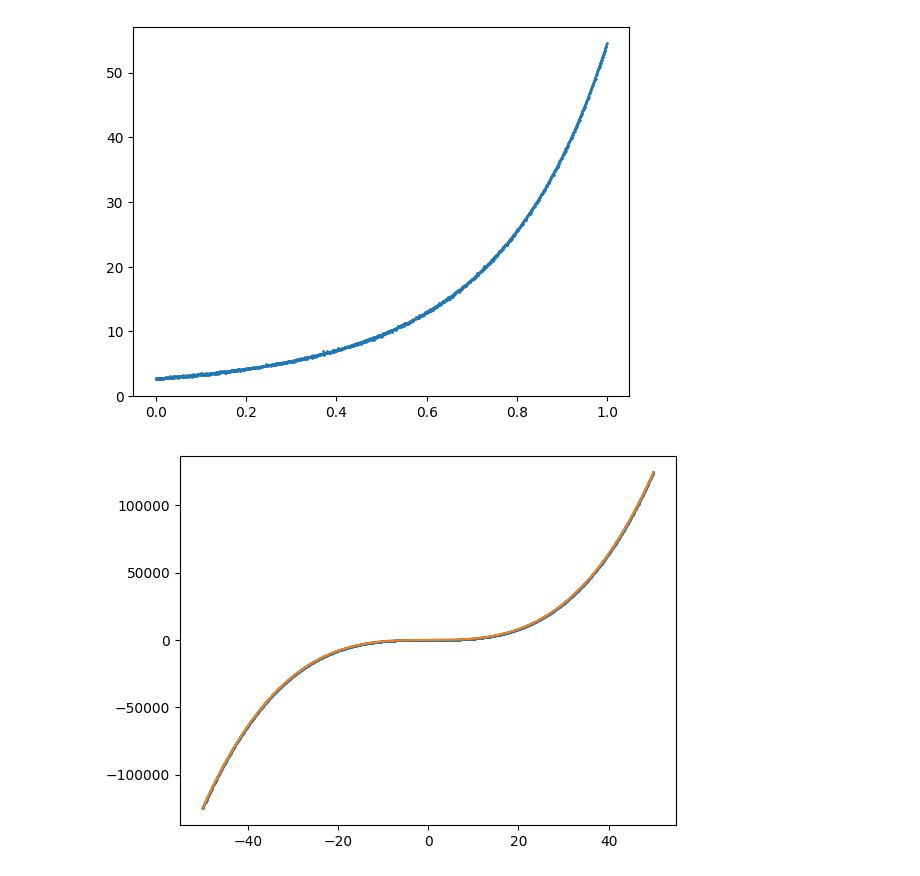
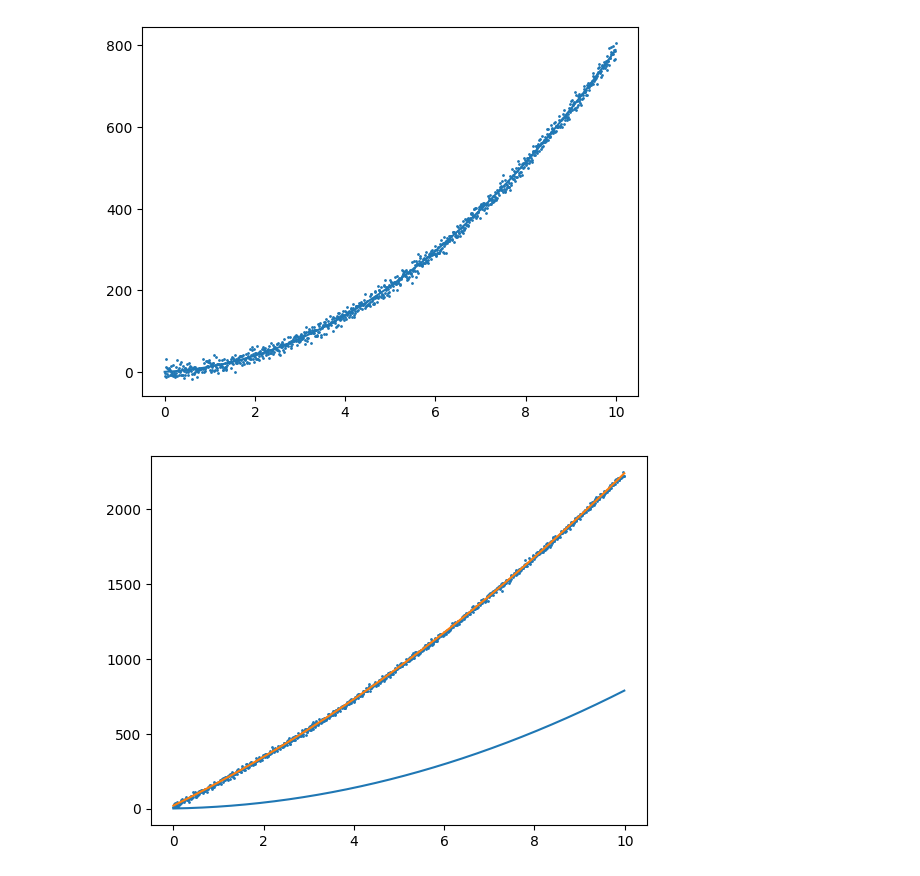
Before and after one commit to RuchchaSD/Bundle_Adjustment, a Jupyter notebook: Other/python/data_generate.ipynb, the cells around one changed output. Saved outputs shown, nothing was run; the diff lists cells and outputs as text; code cells hidden in the pictures.

```diff
--- a/Other/python/data_generate.ipynb
+++ b/Other/python/data_generate.ipynb
@@ -3,19 +3,19 @@ import matplotlib.pyplot as plt
 import numpy as np
 # %%
 y = []
-x = np.arange(0,1, 0.001)
+x = np.arange(0,10, 0.01)
 # x = np.arange(-5,5, 0.1)
 # x = np.arange(-50, 50, 0.1)
 z = []
 
-a = 1
-b = 2
+a = 2
+b = 5
 c = 1
 
 for i in x:
-    y_val =np.exp(a*(i**2) + b*i + c)
+    y_val =(np.exp(a)*(i**2) + ((b)*i) + (c))
     y.append(y_val)
-    z.append(y_val + np.random.normal(0, 0.1))
+    z.append(y_val + np.random.normal(0, 10))
 
 
 # introduce outliers
@@ -30,25 +30,30 @@ plt.plot(x, y)
 plt.scatter(x, z, s=1)
 plt.show()
 # %% [output]
-[figure, old version]
+[figure, new version]
 # %%
 file_path = "../data/data.csv"
 with open(file_path, "w") as file:
     for i in range(len(x)):
         file.write(f"{x[i]},{z[i]}\n")
+# %%
+file_path = "D:\University\C++\Source\Libraries\temp\withoutcmake\withoutcmake\Curve_Fitting.cpp"
+with open(file_path, "w") as file:
+    for i in range(len(x)):
+        file.write(f"{x[i]},{z[i]}\n")
 # %%
 Y = []
-p = 1.00003
-q = 1.94272
-r =0.950072
+p = 2
+q = 5
+r = 1
 
 for i in x:
-    Y_val =(p*(i**3) + q*i + r)
+    Y_val =(np.exp(p)*(i**2) + (q)*i + (r))
     Y.append(Y_val)
 
 plt.plot(x, Y)
 plt.plot(x, y)
 plt.scatter(x, z, s=1)
 plt.show()
 # %% [output]
-[figure, old version]
+[figure, new version]
```
Also changed, not shown: 14 other files.
